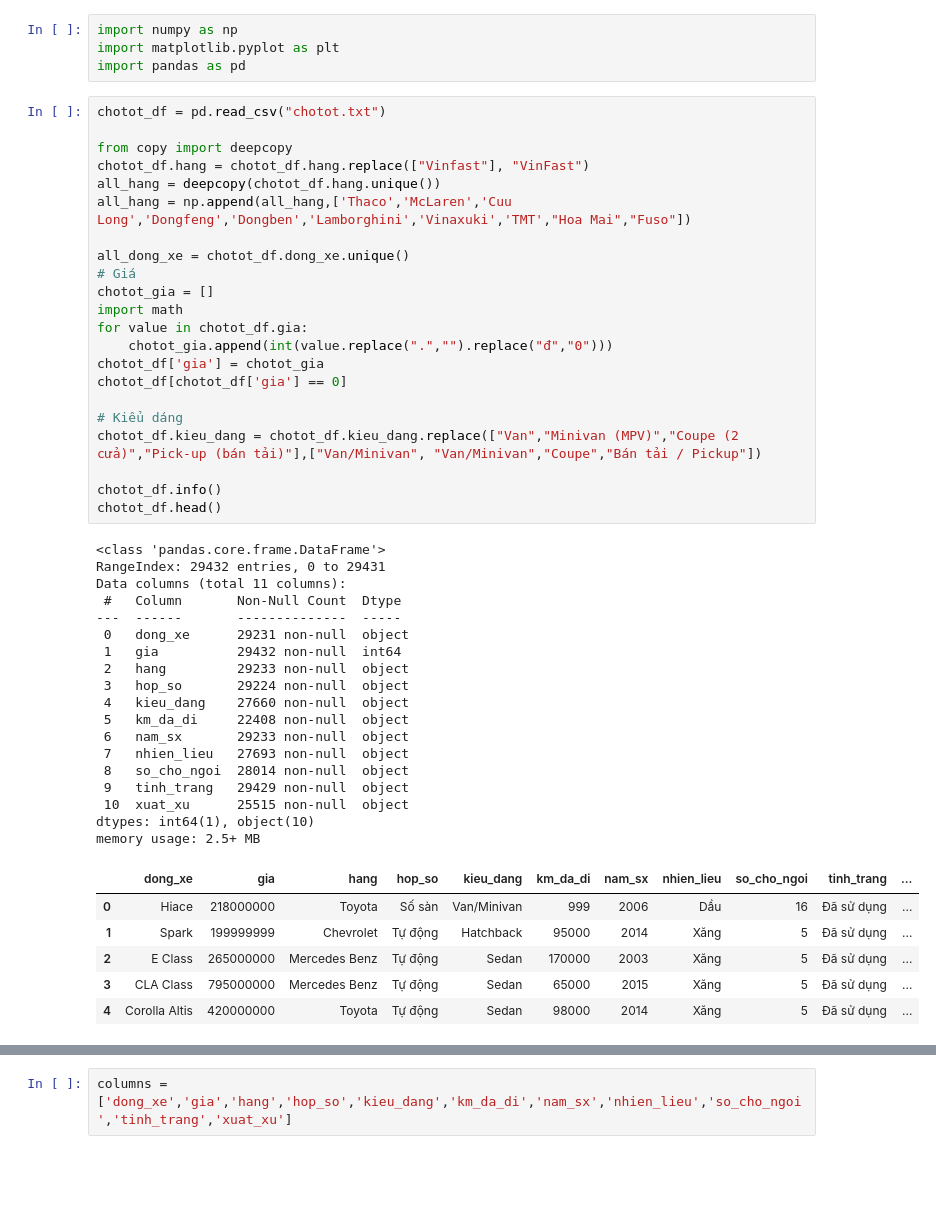
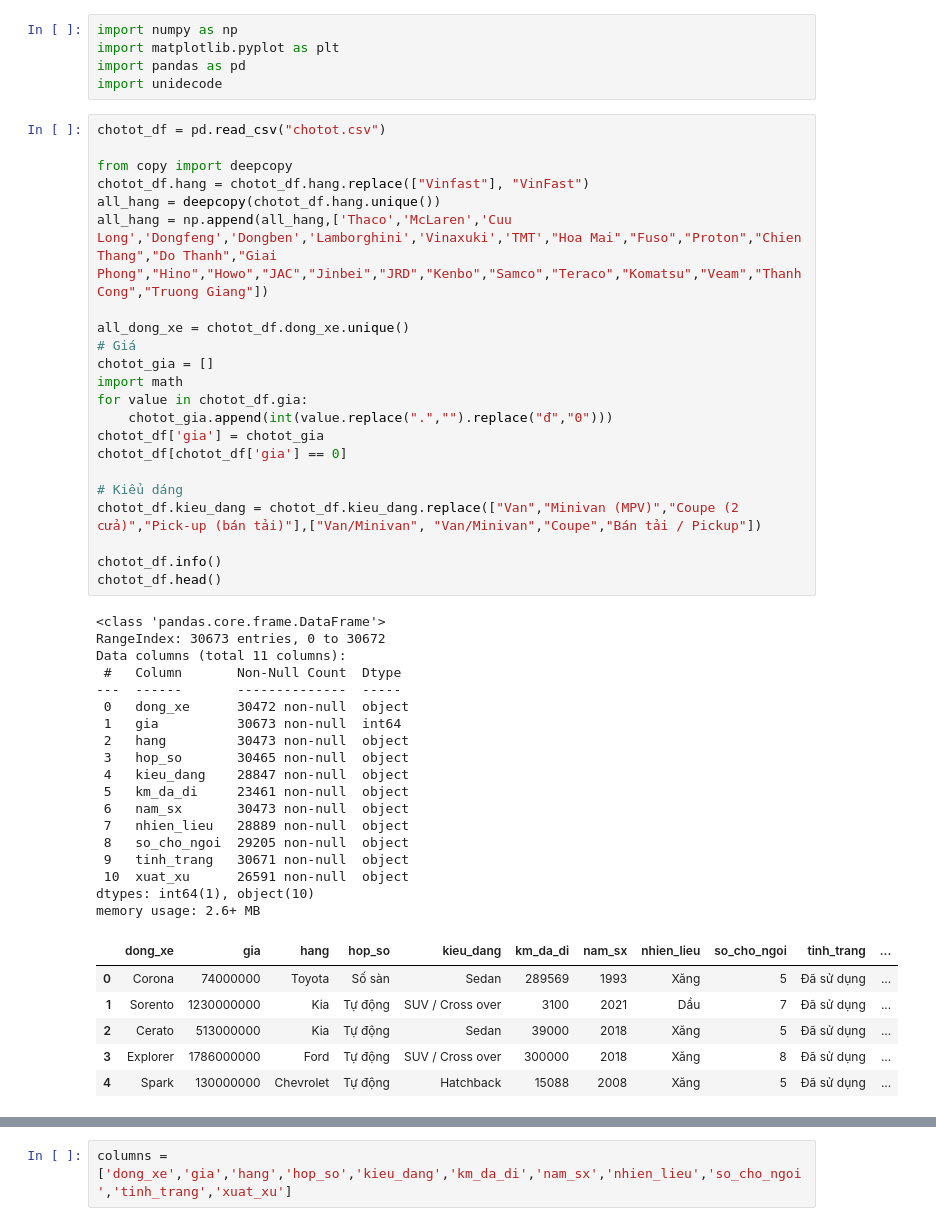
Before and after one commit to ghuioio/KHDL_IT4930, a Jupyter notebook: preprocess/preprocess.ipynb, the cells around one changed output, grey strips where cells are left out. Drawn from its saved outputs; the diff is of its cells as text; blank space fills up the shorter version.

```diff
--- a/preprocess/preprocess.ipynb
+++ b/preprocess/preprocess.ipynb
@@ -2,51 +2,52 @@
 import numpy as np
 import matplotlib.pyplot as plt
 import pandas as pd
+import unidecode
 # %%
-chotot_df = pd.read_csv("chotot.txt")
+chotot_df = pd.read_csv("chotot.csv")
 
 from copy import deepcopy
 chotot_df.hang = chotot_df.hang.replace(["Vinfast"], "VinFast")
 all_hang = deepcopy(chotot_df.hang.unique())
-all_hang = np.append(all_hang,['Thaco','McLaren','Cuu Long','Dongfeng','Dongben','Lamborghini','Vinaxuki','TMT',"Hoa Mai","Fuso"])
+all_hang = np.append(all_hang,['Thaco','McLaren','Cuu Long','Dongfeng','Dongben','Lamborghini','Vinaxuki','TMT',"Hoa Mai","Fuso","Proton","Chien Thang","Do Thanh","Giai Phong","Hino","Howo","JAC","Jinbei","JRD","Kenbo","Samco","Teraco","Komatsu","Veam","Thanh Cong","Truong Giang"])
 
 all_dong_xe = chotot_df.dong_xe.unique()
 # Giá
 chotot_gia = []
 import math
 for value in chotot_df.gia:
     chotot_gia.append(int(value.replace(".","").replace("đ","0")))
 chotot_df['gia'] = chotot_gia
 chotot_df[chotot_df['gia'] == 0]
 
 # Kiểu dáng
 chotot_df.kieu_dang = chotot_df.kieu_dang.replace(["Van","Minivan (MPV)","Coupe (2 cửa)","Pick-up (bán tải)"],["Van/Minivan", "Van/Minivan","Coupe","Bán tải / Pickup"])
 
 chotot_df.info()
 chotot_df.head()
 # %% [output]
 <class 'pandas.core.frame.DataFrame'>
-RangeIndex: 29432 entries, 0 to 29431
+RangeIndex: 30673 entries, 0 to 30672
 Data columns (total 11 columns):
  #   Column       Non-Null Count  Dtype
 ---  ------       --------------  -----
- 0   dong_xe      29231 non-null  object
- 1   gia          29432 non-null  int64
- 2   hang         29233 non-null  object
- 3   hop_so       29224 non-null  object
- 4   kieu_dang    27660 non-null  object
- 5   km_da_di     22408 non-null  object
- 6   nam_sx       29233 non-null  object
- 7   nhien_lieu   27693 non-null  object
- 8   so_cho_ngoi  28014 non-null  object
- 9   tinh_trang   29429 non-null  object
- 10  xuat_xu      25515 non-null  object
+ 0   dong_xe      30472 non-null  object
+ 1   gia          30673 non-null  int64
+ 2   hang         30473 non-null  object
+ 3   hop_so       30465 non-null  object
+ 4   kieu_dang    28847 non-null  object
+ 5   km_da_di     23461 non-null  object
+ 6   nam_sx       30473 non-null  object
+ 7   nhien_lieu   28889 non-null  object
+ 8   so_cho_ngoi  29205 non-null  object
+ 9   tinh_trang   30671 non-null  object
+ 10  xuat_xu      26591 non-null  object
 dtypes: int64(1), object(10)
-memory usage: 2.5+ MB
+memory usage: 2.6+ MB
 |  | dong_xe | gia | hang | hop_so | kieu_dang | km_da_di | nam_sx | nhien_lieu | so_cho_ngoi | tinh_trang | ... |
-| 0 | Hiace | 218000000 | Toyota | Số sàn | Van/Minivan | 999 | 2006 | Dầu | 16 | Đã sử dụng | ... |
-| 1 | Spark | 199999999 | Chevrolet | Tự động | Hatchback | 95000 | 2014 | Xăng | 5 | Đã sử dụng | ... |
-| 2 | E Class | 265000000 | Mercedes Benz | Tự động | Sedan | 170000 | 2003 | Xăng | 5 | Đã sử dụng | ... |
-| 3 | CLA Class | 795000000 | Mercedes Benz | Tự động | Sedan | 65000 | 2015 | Xăng | 5 | Đã sử dụng | ... |
-| 4 | Corolla Altis | 420000000 | Toyota | Tự động | Sedan | 98000 | 2014 | Xăng | 5 | Đã sử dụng | ... |
+| 0 | Corona | 74000000 | Toyota | Số sàn | Sedan | 289569 | 1993 | Xăng | 5 | Đã sử dụng | ... |
+| 1 | Sorento | 1230000000 | Kia | Tự động | SUV / Cross over | 3100 | 2021 | Dầu | 7 | Đã sử dụng | ... |
+| 2 | Cerato | 513000000 | Kia | Tự động | Sedan | 39000 | 2018 | Xăng | 5 | Đã sử dụng | ... |
+| 3 | Explorer | 1786000000 | Ford | Tự động | SUV / Cross over | 300000 | 2018 | Xăng | 8 | Đã sử dụng | ... |
+| 4 | Spark | 130000000 | Chevrolet | Tự động | Hatchback | 15088 | 2008 | Xăng | 5 | Đã sử dụng | ... |
 # %%
```
Also changed, not shown: parts of 16 cells of this notebook, 2 other files.
